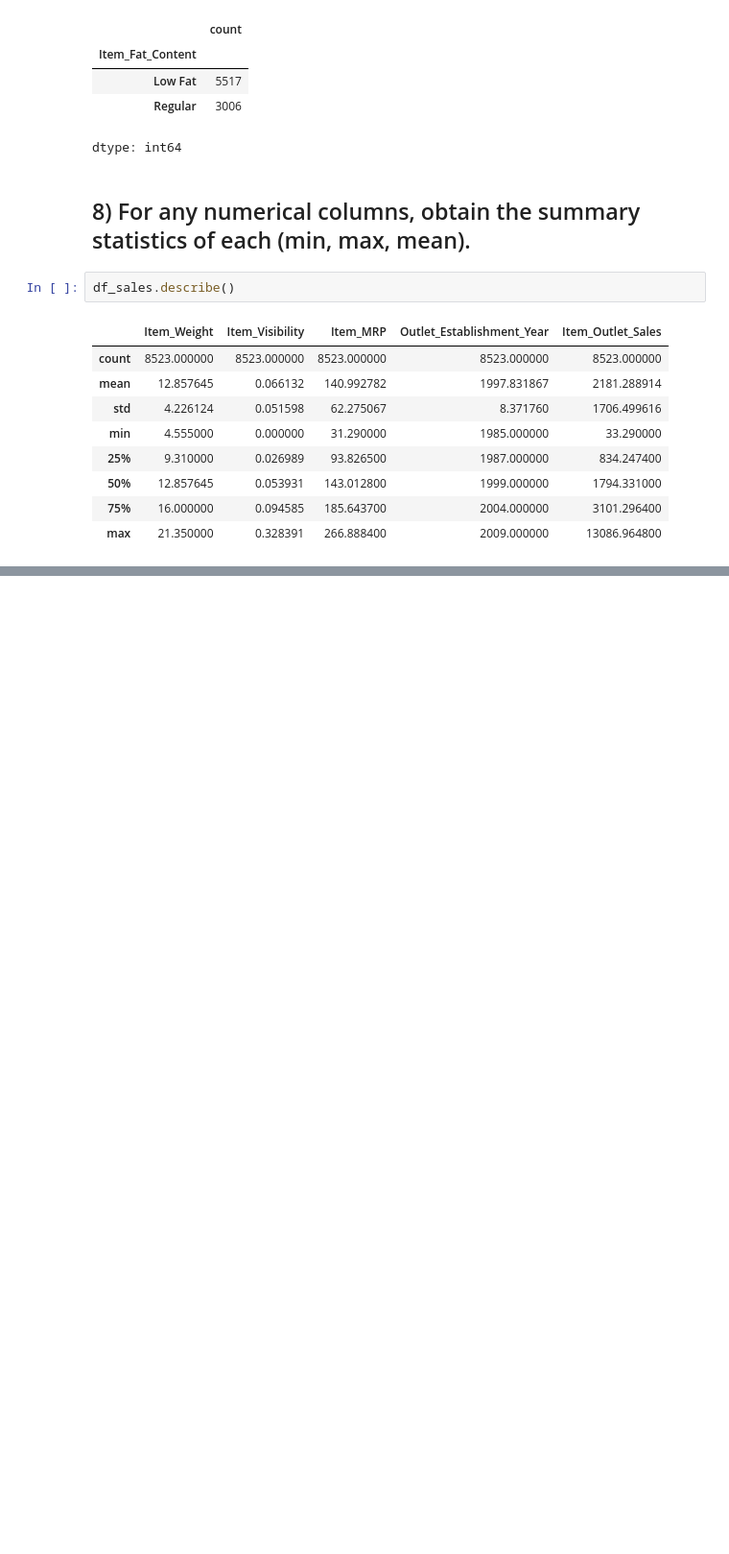
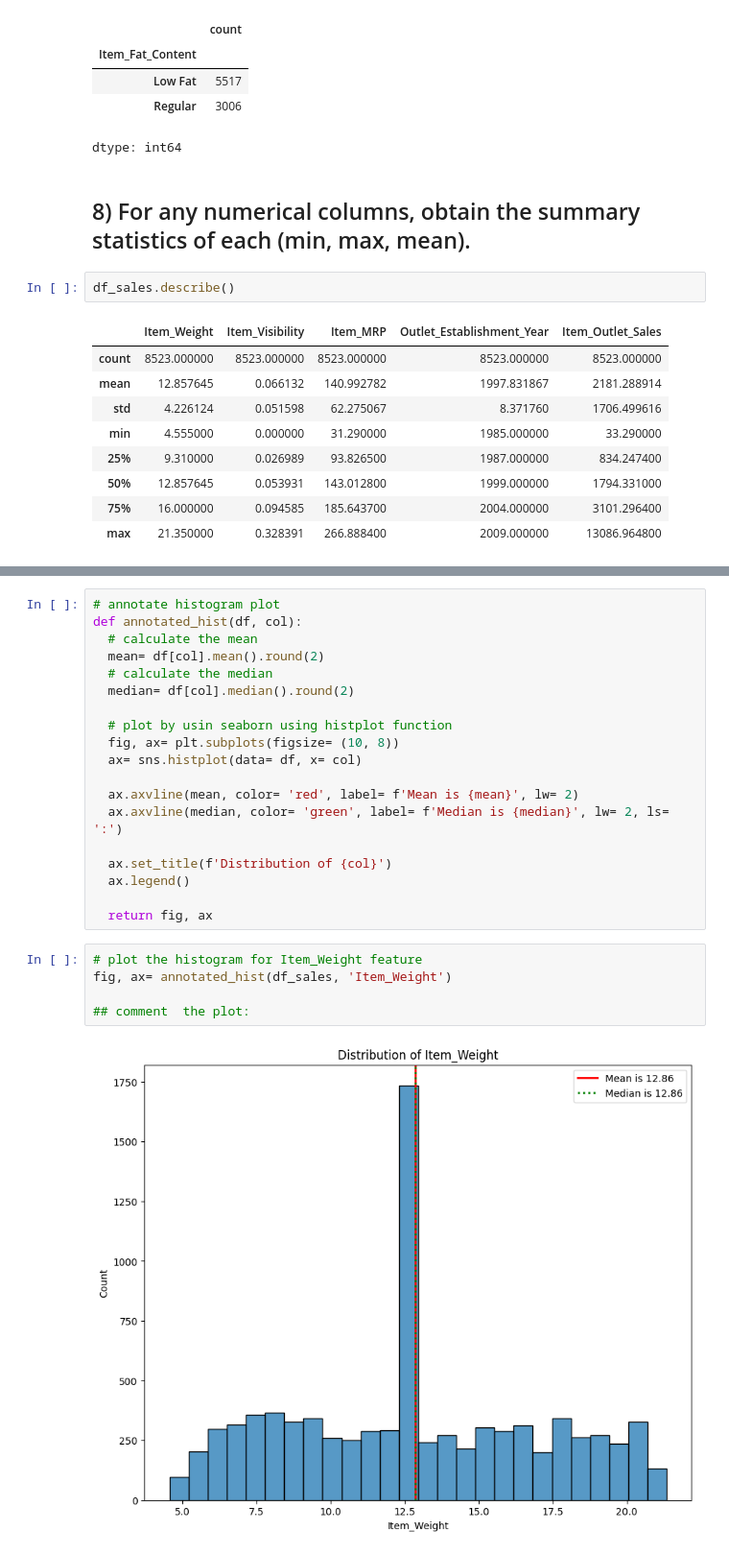
Before and after one commit to FoozBarakat/Prediction-of-Product-Sales, a Jupyter notebook: Prediction_of_Product_Sales.ipynb, the cells around one changed output, grey strips where cells are left out. Shown: that part at 96% size. Saved outputs shown, nothing was run; the diff lists cells and outputs as text; blank space fills up the shorter version.

```diff
--- a/Prediction_of_Product_Sales.ipynb
+++ b/Prediction_of_Product_Sales.ipynb
@@ -284,0 +306,26 @@ df_sales.describe()
+# %%
+# annotate histogram plot
+def annotated_hist(df, col):
+  # calculate the mean
+  mean= df[col].mean().round(2)
+  # calculate the median
+  median= df[col].median().round(2)
+
+  # plot by usin seaborn using histplot function
+  fig, ax= plt.subplots(figsize= (10, 8))
+  ax= sns.histplot(data= df, x= col)
+
+  ax.axvline(mean, color= 'red', label= f'Mean is {mean}', lw= 2)
+  ax.axvline(median, color= 'green', label= f'Median is {median}', lw= 2, ls= ':')
+
+  ax.set_title(f'Distribution of {col}')
+  ax.legend()
+
+  return fig, ax
+# %%
+# plot the histogram for Item_Weight feature
+fig, ax= annotated_hist(df_sales, 'Item_Weight')
+
+## comment  the plot:
+# %% [output]
+[figure, added]
```
Also changed, not shown: parts of 35 cells of this notebook.
